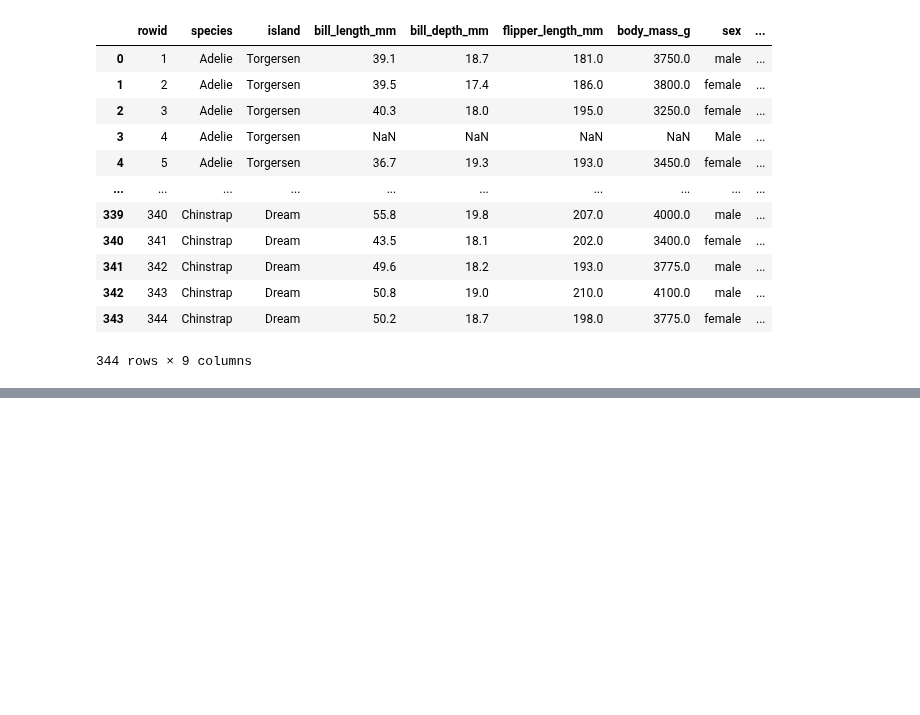
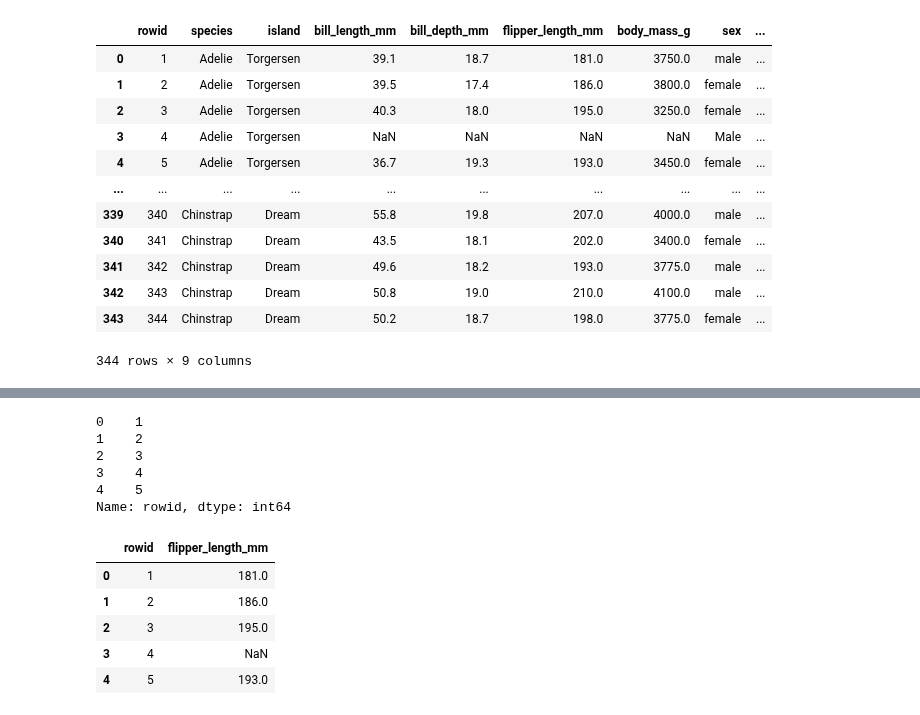
Before and after one commit to Praruj/Pandas_Practise_Portfolio, a Jupyter notebook: Notebooks/Pandas_02_Data_structure.ipynb, the cells around one changed output, grey strips where cells are left out. Drawn from its saved outputs; the diff is of its cells as text; code cells hidden in the pictures; blank space fills up the shorter version.

Commit message:
add iloc exercises

```diff
--- a/Notebooks/Pandas_02_Data_structure.ipynb
+++ b/Notebooks/Pandas_02_Data_structure.ipynb
@@ -426,0 +463,22 @@ penguins_data
+# %%
+import pandas as pd
+penguins_data=pd.read_csv("..\Datasets\penguins.csv")
+#select the first column.
+penguins_data.iloc[:,0].head()
+# %% [output]
+0    1
+1    2
+2    3
+3    4
+4    5
+Name: rowid, dtype: int64
+# %%
+# select multiple columns (indices 0 and 5)
+penguins_data.iloc[:,[0,5]].head()
+# %% [output]
+|  | rowid | flipper_length_mm |
+| 0 | 1 | 181.0 |
+| 1 | 2 | 186.0 |
+| 2 | 3 | 195.0 |
+| 3 | 4 | NaN |
+| 4 | 5 | 193.0 |
```
Also changed, not shown: parts of 4 cells of this notebook.
